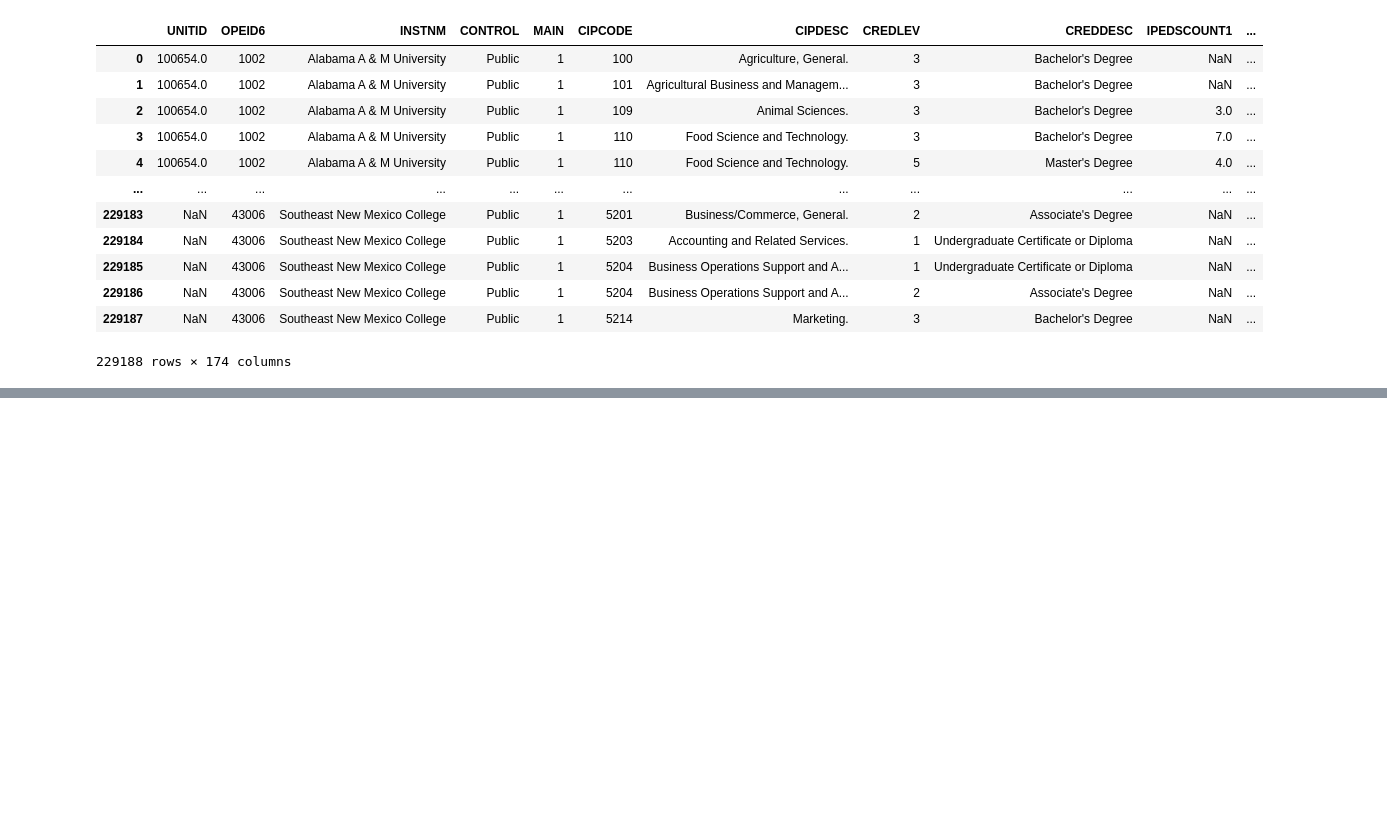
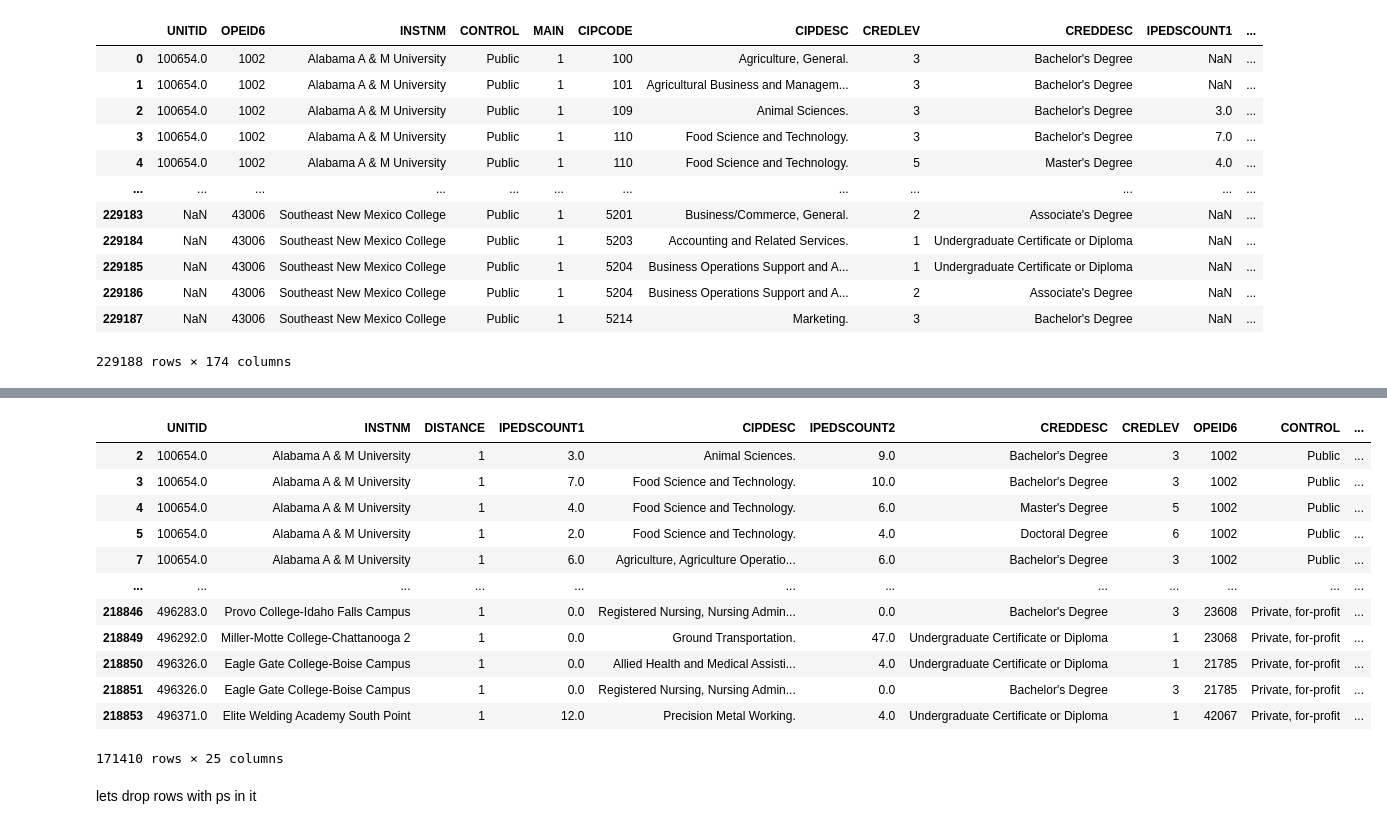
Before and after one commit to AbiramiRathina/roi_based_program_selection, a Jupyter notebook: project_big_data.ipynb, the cells around one changed output, grey strips where cells are left out. Saved outputs shown, nothing was run; the diff lists cells and outputs as text; code cells hidden in the pictures; blank space fills up the shorter version.

```diff
--- a/project_big_data.ipynb
+++ b/project_big_data.ipynb
@@ -546,0 +715,48 @@ df_cohorts
+# %%
+cols_to_extract = [
+    "UNITID",
+    "INSTNM",
+    "DISTANCE",
+    "IPEDSCOUNT1",
+    "CIPDESC",
+    "IPEDSCOUNT2",
+    "CREDDESC",
+    "CREDLEV",
+    "OPEID6",
+    "CONTROL",
+    "MAIN",
+    "CIPCODE",
+    "EARN_COUNT_NWNE_1YR",
+    "EARN_COUNT_NWNE_HI_1YR",
+    "EARN_COUNT_NWNE_5YR",
+    "EARN_COUNT_NWNE_4YR",
+    "BBRR1_FED_COMP_N",
+    "DEBT_ALL_STGP_EVAL_N",
+    "BBRR2_FED_COMP_N",
+    "BBRR4_FED_COMP_N",
+    "BBRR3_FED_COMP_N",
+    "EARN_CNTOVER150_HI_2YR",
+    "EARN_COUNT_WNE_HI_2YR",
+    "EARN_COUNT_NWNE_HI_2YR",
+    "EARN_MDN_HI_2YR"
+]
+
+df_cohort_manual = df_cohorts[cols_to_extract]
+# %%
+df_cohort_manual
+# %% [output]
+|  | UNITID | INSTNM | DISTANCE | IPEDSCOUNT1 | CIPDESC | IPEDSCOUNT2 | CREDDESC | CREDLEV | OPEID6 | CONTROL | ... |
+| 2 | 100654.0 | Alabama A & M University | 1 | 3.0 | Animal Sciences. | 9.0 | Bachelor's Degree | 3 | 1002 | Public | ... |
+| 3 | 100654.0 | Alabama A & M University | 1 | 7.0 | Food Science and Technology. | 10.0 | Bachelor's Degree | 3 | 1002 | Public | ... |
+| 4 | 100654.0 | Alabama A & M University | 1 | 4.0 | Food Science and Technology. | 6.0 | Master's Degree | 5 | 1002 | Public | ... |
+| 5 | 100654.0 | Alabama A & M University | 1 | 2.0 | Food Science and Technology. | 4.0 | Doctoral Degree | 6 | 1002 | Public | ... |
+| 7 | 100654.0 | Alabama A & M University | 1 | 6.0 | Agriculture, Agriculture Operatio... | 6.0 | Bachelor's Degree | 3 | 1002 | Public | ... |
+| ... | ... | ... | ... | ... | ... | ... | ... | ... | ... | ... | ... |
+| 218846 | 496283.0 | Provo College-Idaho Falls Campus | 1 | 0.0 | Registered Nursing, Nursing Admin... | 0.0 | Bachelor's Degree | 3 | 23608 | Private, for-profit | ... |
+| 218849 | 496292.0 | Miller-Motte College-Chattanooga 2 | 1 | 0.0 | Ground Transportation. | 47.0 | Undergraduate Certificate or Diploma | 1 | 23068 | Private, for-profit | ... |
+| 218850 | 496326.0 | Eagle Gate College-Boise Campus | 1 | 0.0 | Allied Health and Medical Assisti... | 4.0 | Undergraduate Certificate or Diploma | 1 | 21785 | Private, for-profit | ... |
+| 218851 | 496326.0 | Eagle Gate College-Boise Campus | 1 | 0.0 | Registered Nursing, Nursing Admin... | 0.0 | Bachelor's Degree | 3 | 21785 | Private, for-profit | ... |
+| 218853 | 496371.0 | Elite Welding Academy South Point | 1 | 12.0 | Precision Metal Working. | 4.0 | Undergraduate Certificate or Diploma | 1 | 42067 | Private, for-profit | ... |
+171410 rows × 25 columns
+# %% [markdown]
+lets drop rows with ps in it
```
Also changed, not shown: parts of 57 cells of this notebook.
